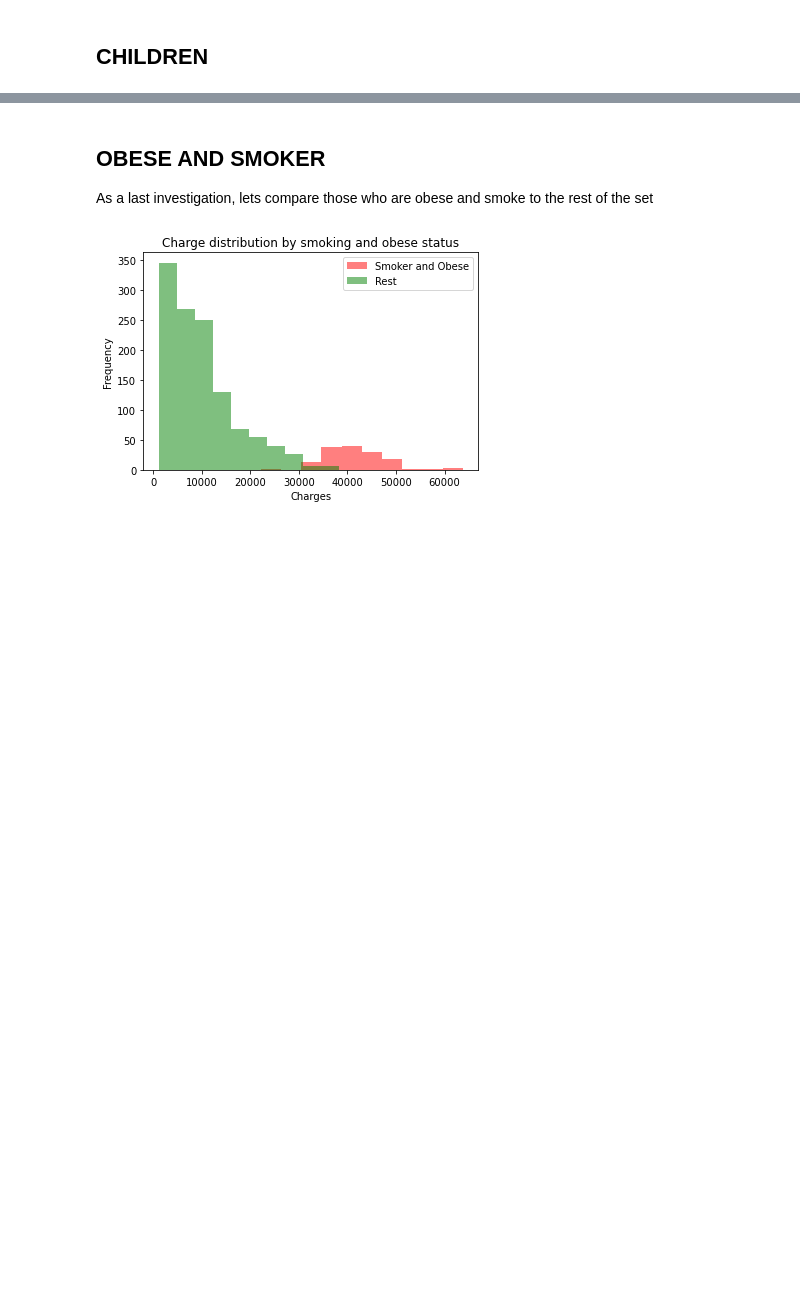
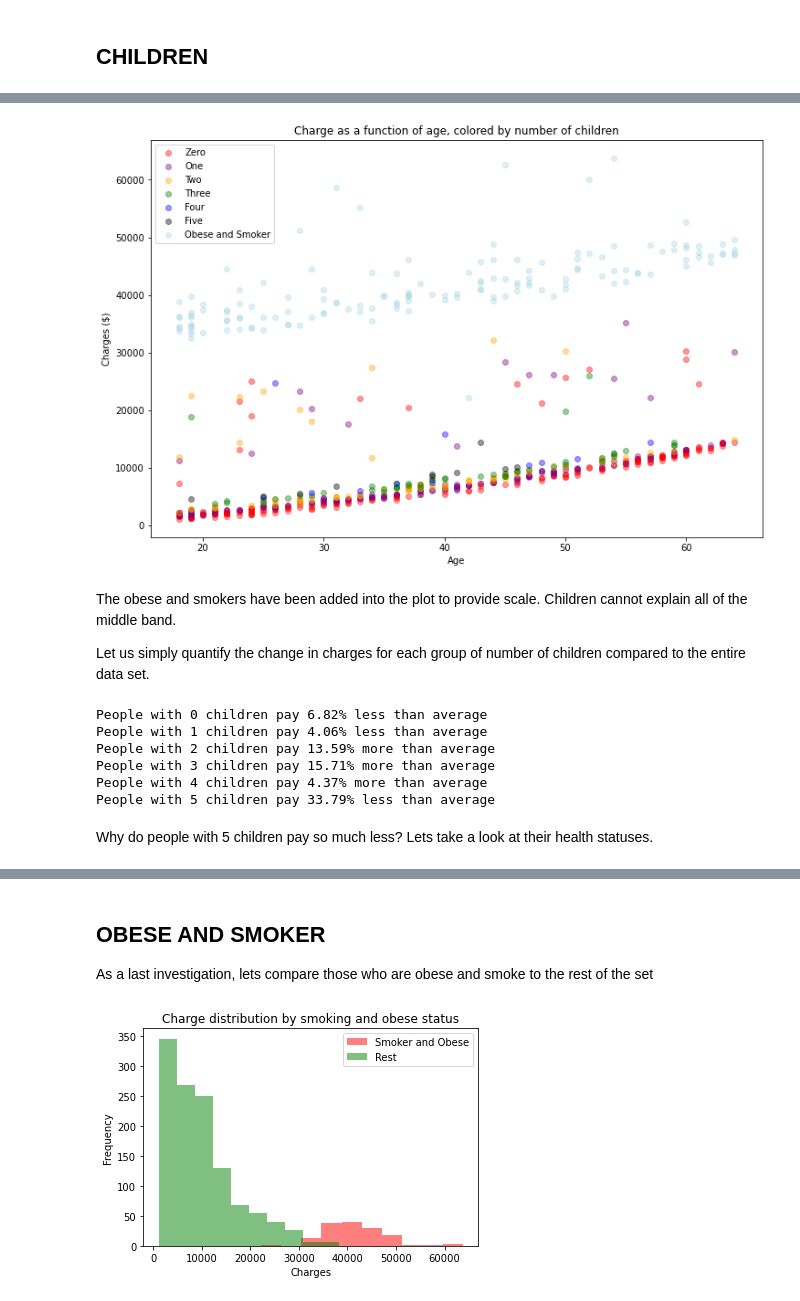
Before and after one commit to beniamp/US_Insurance_Analysis, a Jupyter notebook: us-medical-insurance-costs.ipynb, the cells around one changed output, grey strips where cells are left out. Drawn from its saved outputs; the diff is of its cells as text; code cells hidden in the pictures; blank space fills up the shorter version.

```diff
--- a/us-medical-insurance-costs.ipynb
+++ b/us-medical-insurance-costs.ipynb
@@ -400,0 +419,11 @@ People who smoke and are obese almost exclusively make up the top band. These tw
+# %%
+healthy_df = df[ (df['smoker'] == 'no') & (df['BMI_Tier'] != 'Obese')]
+healthy_age_vector = healthy_df['age']
+healthy_charge_vector = healthy_df['charges']
+# %%
+zero_children_boolean = healthy_df['children'] == 0
+one_children_boolean = healthy_df['children'] == 1
+two_children_boolean = healthy_df['children'] == 2
+three_children_boolean = healthy_df['children'] == 3
+four_children_boolean = healthy_df['children'] == 4
+five_children_boolean = healthy_df['children'] == 5
@@ -400,0 +445,42 @@ People who smoke and are obese almost exclusively make up the top band. These tw
+# %%
+plt.rcParams['figure.figsize'] = [12, 8]
+plt.scatter(healthy_age_vector[zero_children_boolean], healthy_charge_vector[zero_children_boolean], c = 'red', label='Zero', alpha = 0.4)
+plt.scatter(healthy_age_vector[one_children_boolean], healthy_charge_vector[one_children_boolean], c= 'purple', label='One', alpha = 0.4)
+plt.scatter(healthy_age_vector[two_children_boolean], healthy_charge_vector[two_children_boolean], c= 'orange', label='Two', alpha = 0.4)
+plt.scatter(healthy_age_vector[three_children_boolean], healthy_charge_vector[three_children_boolean], c= 'green', label='Three', alpha = 0.4)
+plt.scatter(healthy_age_vector[four_children_boolean], healthy_charge_vector[four_children_boolean], c= 'blue', label='Four', alpha = 0.4)
+plt.scatter(healthy_age_vector[five_children_boolean], healthy_charge_vector[five_children_boolean], c= 'black', label='Five', alpha = 0.4)
+plt.scatter(age_vector[smoker_obese_boolean], charge_vector[smoker_obese_boolean], c = 'lightblue', label='Obese and Smoker', alpha = 0.4)
+plt.xlabel('Age')
+plt.ylabel('Charges ($)')
+plt.title('Charge as a function of age, colored by number of children')
+plt.legend()
+plt.show()
+# %% [output]
+[figure, added]
+# %% [markdown]
+The obese and smokers have been added into the plot to provide scale. Children cannot explain all of the middle band.
+
+Let us simply quantify the change in charges for each group of number of children compared to the entire data set.
+# %%
+nums = list(range(6))
+mean_charge = df['charges'].mean()
+for i in nums:
+    x = child_df['charges'][i]
+    s = ''
+    if x > mean_charge:
+        s = 'more'
+        p = x/mean_charge*100-100
+    else:
+        s = 'less'
+        p = 100-x/mean_charge*100
+    print('People with {} children pay {:.2f}% {} than average'.format(i,p,s))
+# %% [output]
+People with 0 children pay 6.82% less than average
+People with 1 children pay 4.06% less than average
+People with 2 children pay 13.59% more than average
+People with 3 children pay 15.71% more than average
+People with 4 children pay 4.37% more than average
+People with 5 children pay 33.79% less than average
+# %% [markdown]
+Why do people with 5 children pay so much less? Lets take a look at their health statuses.
```
Also changed, not shown: parts of 23 cells of this notebook.
